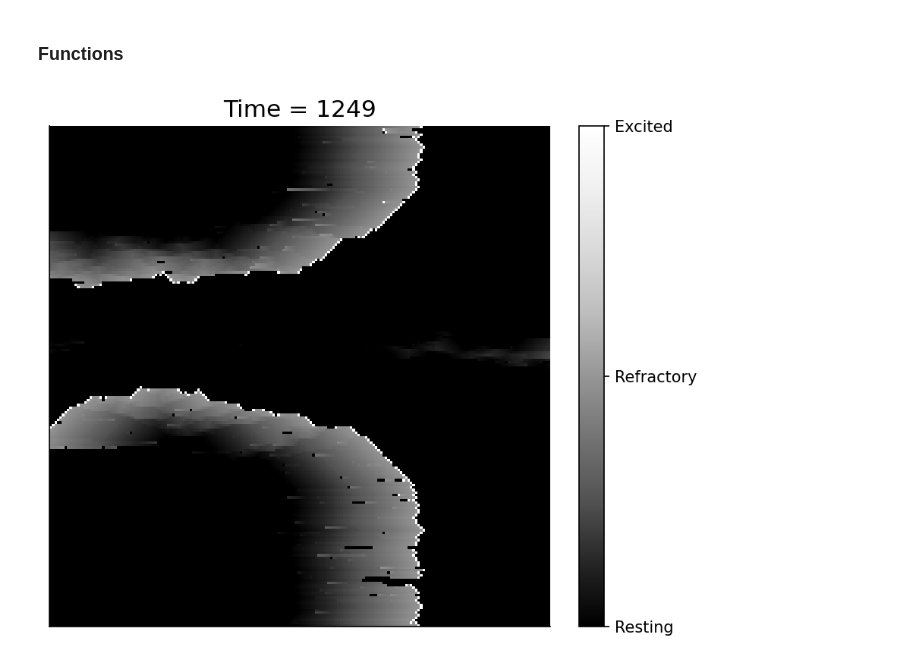
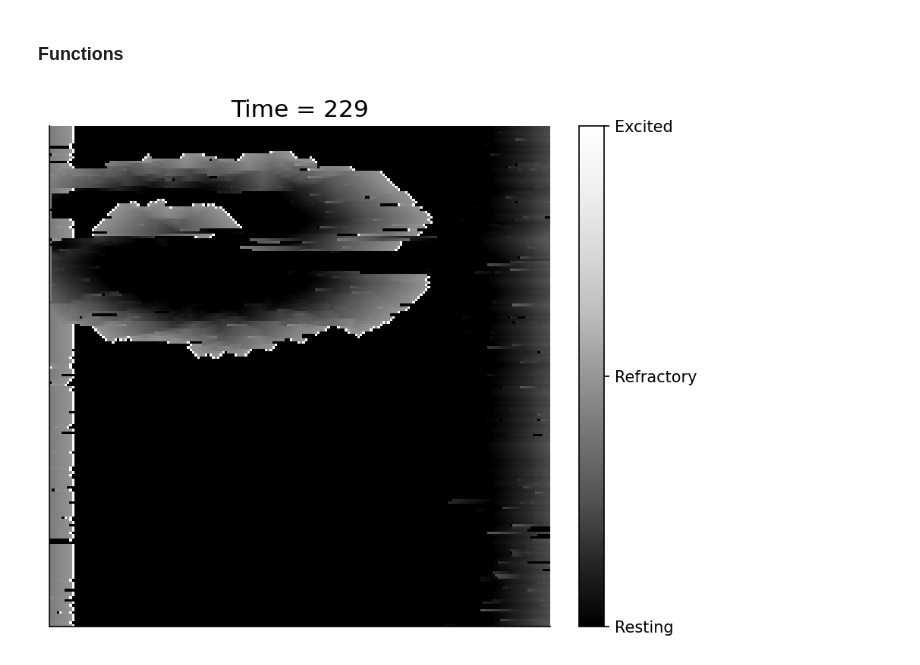
Before and after one commit to 2BeAsh/physics_of_molecular_diseases_project, a Jupyter notebook: code/heart.ipynb, the cells around one changed output. Saved outputs shown, nothing was run; the diff lists cells and outputs as text; code cells hidden in the pictures.

Commit message:
non uniform fibrosis

```diff
--- a/code/heart.ipynb
+++ b/code/heart.ipynb
@@ -200,10 +239,11 @@ def animate_state() -> None:
     plt.show()
 # %%
 generate_data = True
+fibrosis_par = {"nu_fibrosis": 0.05, "length_fibrosis_vec": (20, 120), "pos_fibrosis_vec": (40, 40)}
 if generate_data:
-    evolve(L=200, nu=0.18, delta=0.15, epsilon=0.15, tmax=1250)
+    evolve(L=200, nu=0.18, delta=0.15, epsilon=0.15, tmax=230, fibrosis_par=fibrosis_par)
 
 # plot_initial_final()
 animate_state()
 # %% [output]
-[figure, old version]
+[figure, new version]
```
Also changed, not shown: parts of 2 cells of this notebook.
